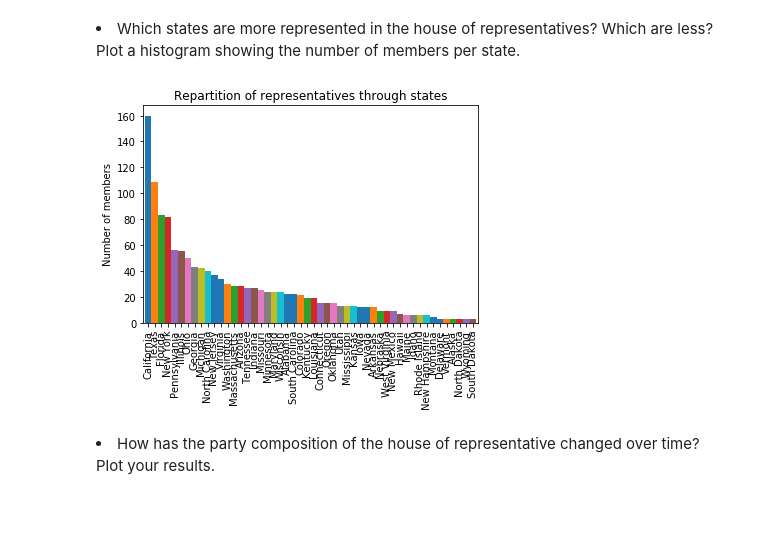
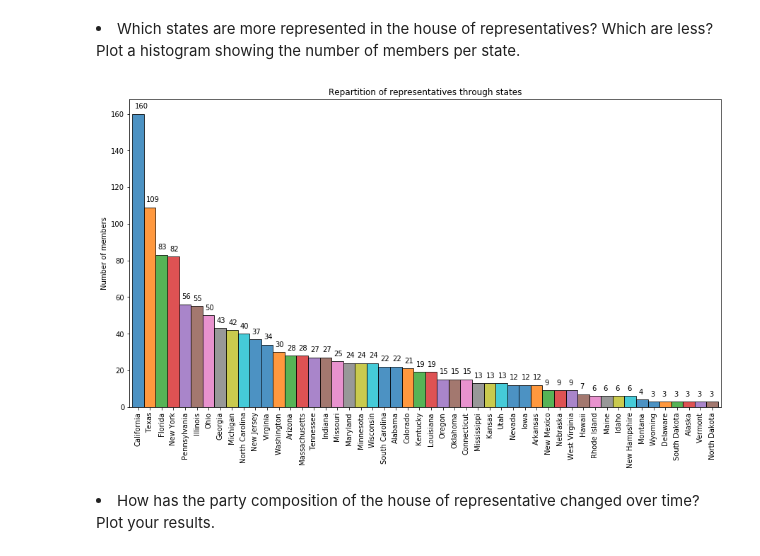
Before and after one commit to JulesBelveze/yelp-dataset-analysis, a Jupyter notebook: Assignment1.ipynb, the cells around one changed output. Drawn from its saved outputs; the diff is of its cells as text; code cells hidden in the pictures; blank space fills up the shorter version.

Commit message:
adding values of bars plot

```diff
--- a/Assignment1.ipynb
+++ b/Assignment1.ipynb
@@ -218,16 +208,19 @@ a = plt.xticks([i for i in range(len(result))], result.keys() ,rotation='vertica
 # %%
 df = pd.concat([df1,df2,df3])
 #query = df.Party=='Democratic'
 #democratics = df[query]
 
 # count the number of occurence values given a certain key
 ListnumberPerState = df['State'].value_counts()
 
-ax = ListnumberPerState.plot.bar(width=1)
+ax = ListnumberPerState.plot.bar(width=1,alpha=0.8,edgecolor='black')
+for p in ax.patches:
+    ax.annotate(str(int(p.get_height())), xy=(p.get_x()+0.2, p.get_height()+3))
 ax = plt.ylabel("Number of members")
 ax = plt.title("Repartition of representatives through states")
+ax = plt.rcParams["figure.figsize"] = [15, 8]
 # %% [output]
-[figure, old version]
+[figure, new version]
 # %% [markdown]
 <li>How has the party composition of the house of representative changed over time? Plot your results.
 # %%
```
Also changed, not shown: parts of 11 cells of this notebook.
